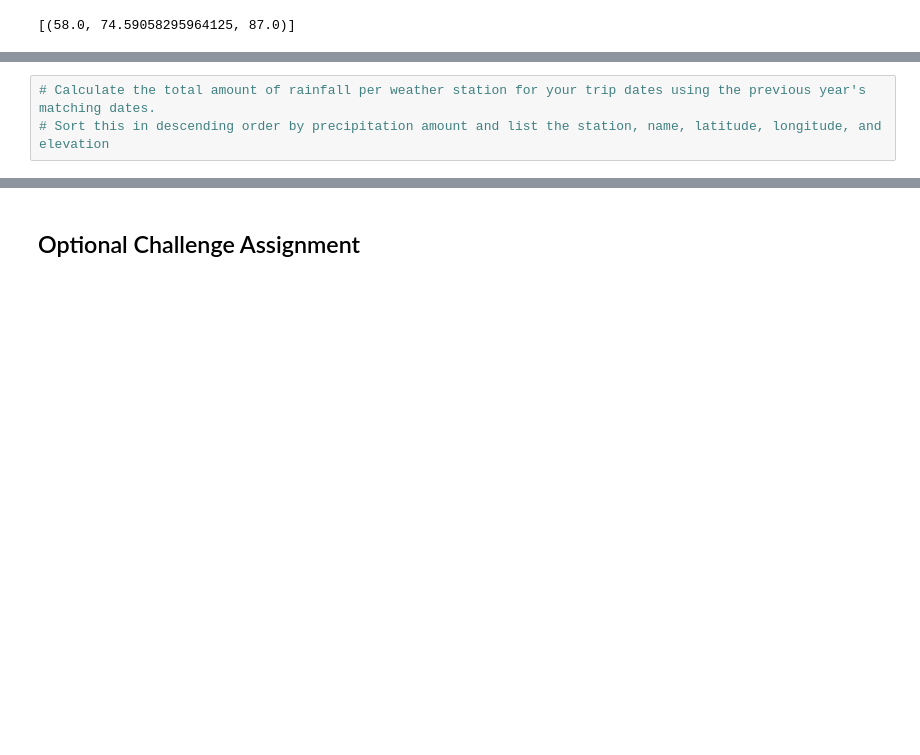
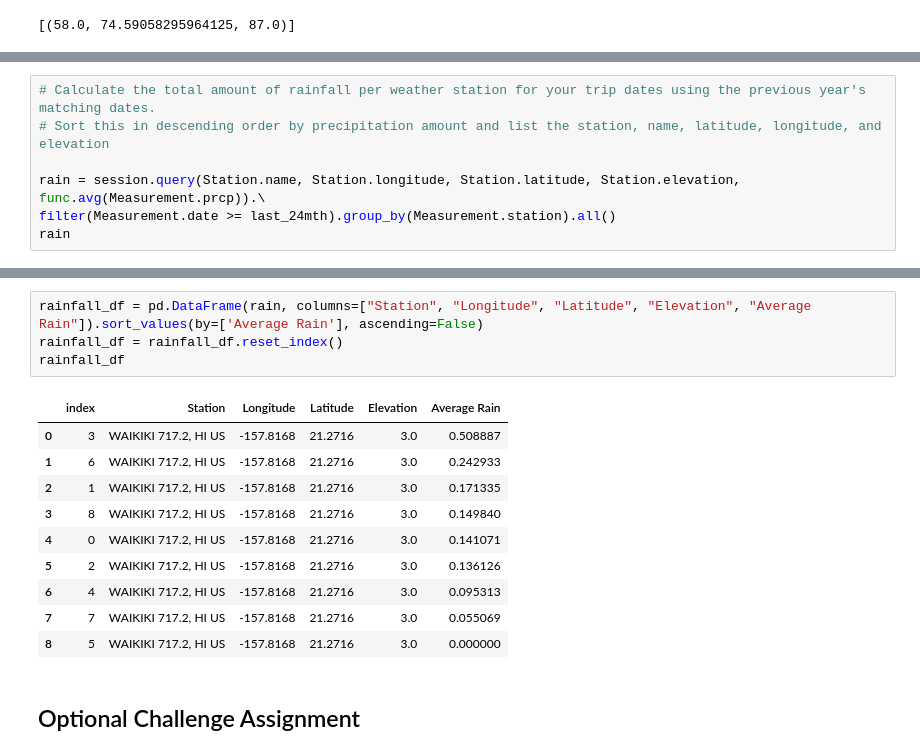
Before and after one commit to petarob/Homework_10_sqlalchemy, a Jupyter notebook: Peta.ipynb, the cells around one changed output, grey strips where cells are left out. Saved outputs shown, nothing was run; the diff lists cells and outputs as text; blank space fills up the shorter version.

```diff
--- a/Peta.ipynb
+++ b/Peta.ipynb
@@ -395,3 +422,7 @@ AttributeError: 'function' object has no attribute 'plot'
 # %%
 # Calculate the total amount of rainfall per weather station for your trip dates using the previous year's matching dates.
 # Sort this in descending order by precipitation amount and list the station, name, latitude, longitude, and elevation
+
+rain = session.query(Station.name, Station.longitude, Station.latitude, Station.elevation, func.avg(Measurement.prcp)).\
+filter(Measurement.date >= last_24mth).group_by(Measurement.station).all()
+rain
@@ -398,3 +439,18 @@ AttributeError: 'function' object has no attribute 'plot'
+# %%
+rainfall_df = pd.DataFrame(rain, columns=["Station", "Longitude", "Latitude", "Elevation", "Average Rain"]).sort_values(by=['Average Rain'], ascending=False)
+rainfall_df = rainfall_df.reset_index()
+rainfall_df
+# %% [output]
+|  | index | Station | Longitude | Latitude | Elevation | Average Rain |
+| 0 | 3 | WAIKIKI 717.2, HI US | -157.8168 | 21.2716 | 3.0 | 0.508887 |
+| 1 | 6 | WAIKIKI 717.2, HI US | -157.8168 | 21.2716 | 3.0 | 0.242933 |
+| 2 | 1 | WAIKIKI 717.2, HI US | -157.8168 | 21.2716 | 3.0 | 0.171335 |
+| 3 | 8 | WAIKIKI 717.2, HI US | -157.8168 | 21.2716 | 3.0 | 0.149840 |
+| 4 | 0 | WAIKIKI 717.2, HI US | -157.8168 | 21.2716 | 3.0 | 0.141071 |
+| 5 | 2 | WAIKIKI 717.2, HI US | -157.8168 | 21.2716 | 3.0 | 0.136126 |
+| 6 | 4 | WAIKIKI 717.2, HI US | -157.8168 | 21.2716 | 3.0 | 0.095313 |
+| 7 | 7 | WAIKIKI 717.2, HI US | -157.8168 | 21.2716 | 3.0 | 0.055069 |
+| 8 | 5 | WAIKIKI 717.2, HI US | -157.8168 | 21.2716 | 3.0 | 0.000000 |
 # %% [markdown]
 ## Optional Challenge Assignment
 # %%
```
Also changed, not shown: parts of 13 cells of this notebook.
